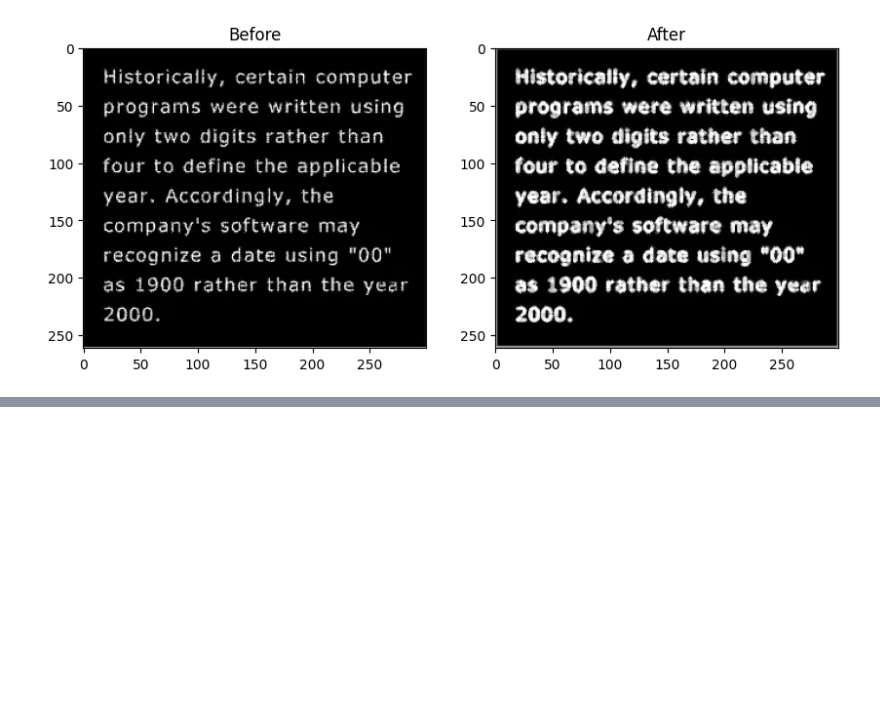
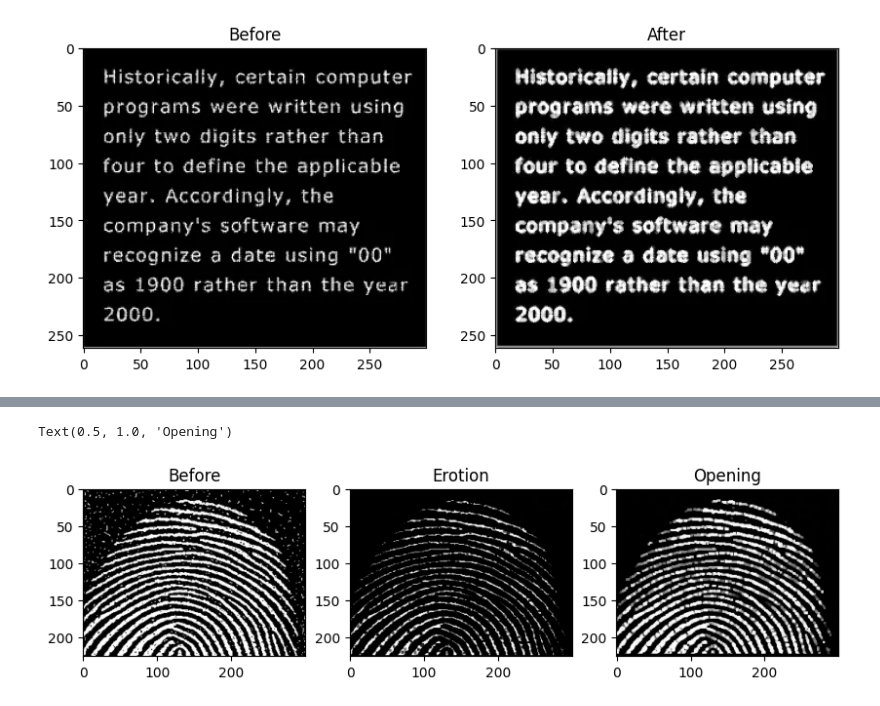
Before and after one commit to AsadillahRamadhan/PCVK, a Jupyter notebook: Pertemuan9.ipynb, the cells around one changed output, grey strips where cells are left out. Cells and saved outputs as stored; diff of their text form; code cells hidden in the pictures; blank space fills up the shorter version.

```diff
--- a/Pertemuan9.ipynb
+++ b/Pertemuan9.ipynb
@@ -69,0 +111,40 @@ plt.show()
+# %%
+# 7 (Operasi Opening Tanpa Library)
+
+img_7_1 = cv.imread('/content/drive/MyDrive/Pengolahan Citra dan Komputer Vision/Images/fingerprint.png', cv.IMREAD_GRAYSCALE)
+erode_7_1 = np.zeros(img_7_1.shape, img_7_1.dtype)
+opening_7_1 = np.zeros(img_7_1.shape, img_7_1.dtype)
+se_7_1 = np.ones((3, 3), dtype=np.uint8)
+
+height_7_1, width_7_1 = img_7_1.shape
+se_size_7_1 = 3
+se_half_7_1 = se_size_7_1 // 2
+
+for i in range(se_half_7_1, height_7_1 - se_half_7_1):
+    for j in range(se_half_7_1, width_7_1 - se_half_7_1):
+        roi = img_7_1[i - se_half_7_1:i + se_half_7_1 + 1, j - se_half_7_1:j + se_half_7_1 + 1]
+        erode_7_1[i, j] = np.min(roi)
+
+for y in range(len(se_7_1) // 2, img_7_1.shape[0] - len(se_7_1)):
+  for x in range(len(se_7_1[0]) // 2, img_7_1.shape[1] - len(se_7_1)):
+    maksimum = 0
+    for i in range(len(se_7_1)):
+      for j in range(len(se_7_1[0])):
+        if(se_7_1[i][j] == 1):
+          nilai_piksel = erode_7_1[y + i - len(se_7_1) // 2, x + j - len(se_7_1[0]) // 2]
+          maksimum = max(maksimum, nilai_piksel)
+    opening_7_1[y, x] = maksimum
+
+plt.figure(figsize=(10, 5))
+plt.subplot(1, 3, 1)
+plt.imshow(img_7_1, cmap='gray')
+plt.title('Before')
+plt.subplot(1, 3, 2)
+plt.imshow(erode_7_1, cmap='gray')
+plt.title('Erotion')
+plt.subplot(1, 3, 3)
+plt.imshow(opening_7_1, cmap='gray')
+plt.title('Opening')
+# %% [output]
+Text(0.5, 1.0, 'Opening')
+[figure, added]
```
Also changed, not shown: parts of 11 cells of this notebook.
